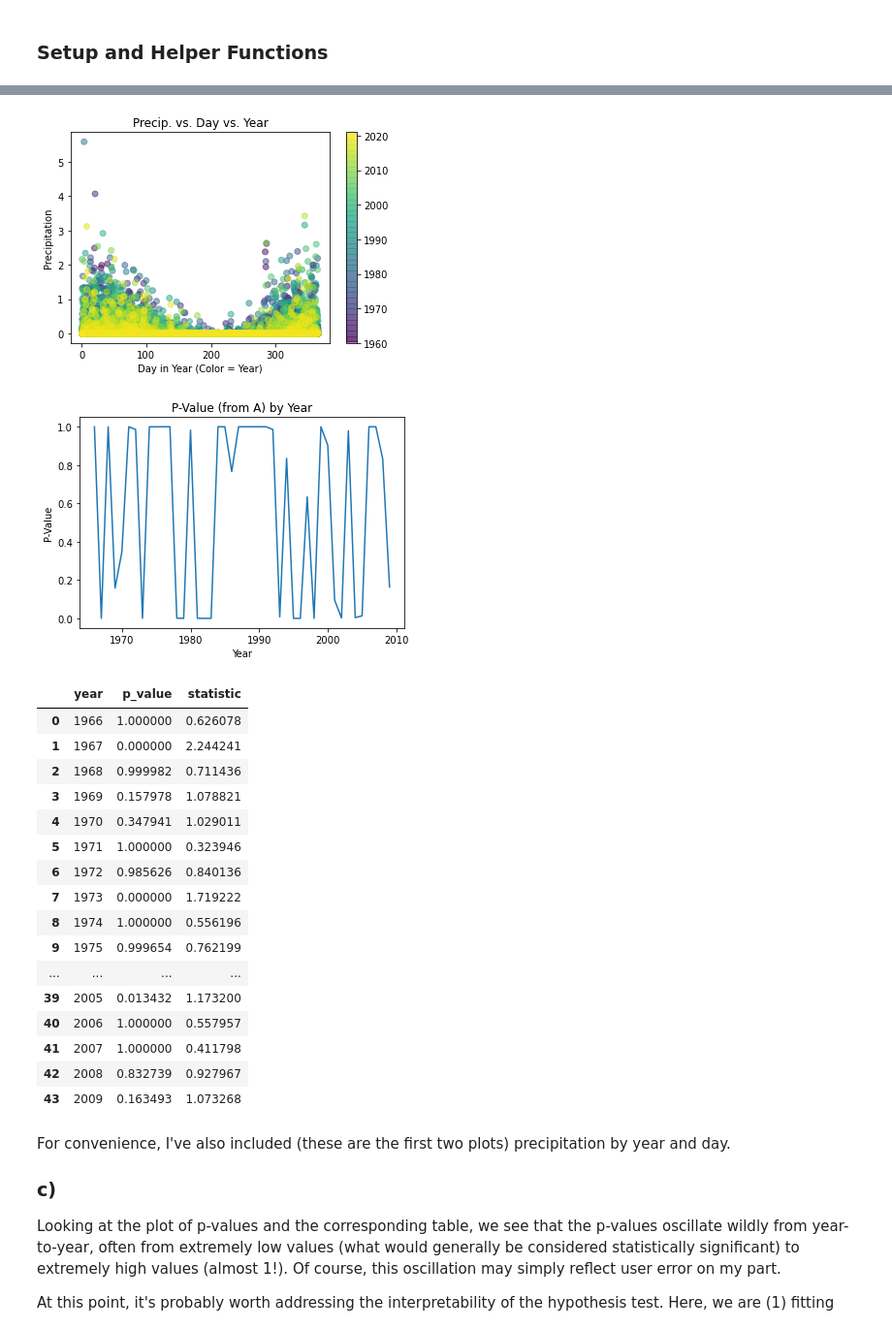
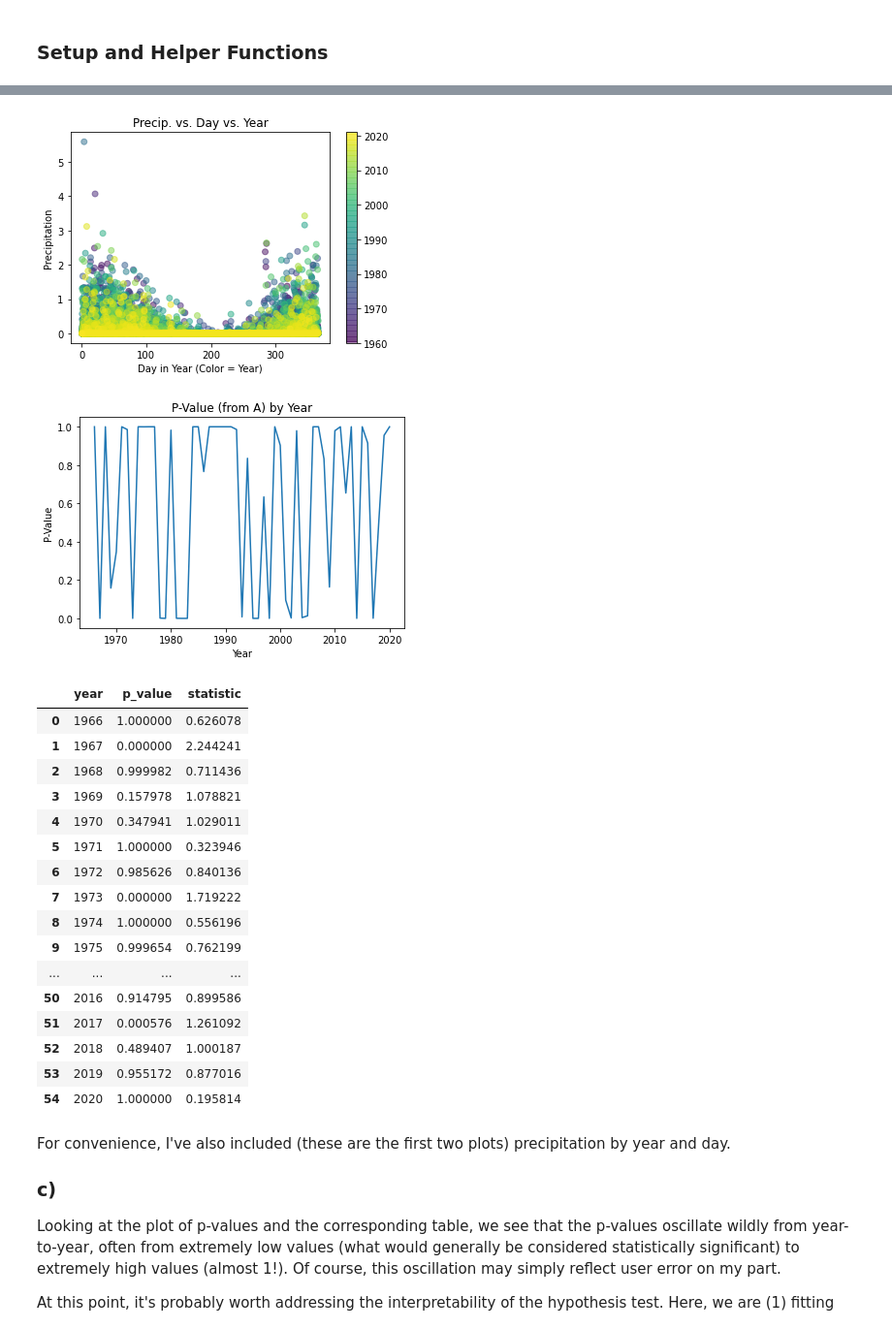
Before and after one commit to isaackleislemurphy/stanford, a Jupyter notebook: stats305A/etude_1.ipynb, the cells around one changed output, grey strips where cells are left out. Shown at 97% size. Drawn from its saved outputs; the diff is of its cells as text; code cells hidden in the pictures.

```diff
--- a/stats305A/etude_1.ipynb
+++ b/stats305A/etude_1.ipynb
@@ -141,38 +141,38 @@ def test_year(data_processed, year, **kwargs):
 data_processed = process_data(data_df)
 result = [
     (year,) + test_year(data_processed, year, test=True)
-     for year in range(1966, 2010)
+     for year in range(1966, 2021)
 ]
 
 result = pd.DataFrame(result, columns=["year", "p_value", "statistic"]).round(SIG_DIGITS)
 
 plt.plot(data_processed.precip)
 plt.xlabel("Overall Day in Dataset")
 plt.ylabel("Precipitation")
 plt.title("Precipitation Across 1960-2020")
 plt.show()
 
 # plot precipitation by year
 plt.scatter(data_processed.day, data_processed.precip, c=data_processed.year, alpha=.5)
 plt.colorbar()
 plt.title("Precip. vs. Day vs. Year")
 plt.xlabel("Day in Year (Color = Year)")
 plt.ylabel("Precipitation")
 plt.show()
 
 # plot p-values by year
 plt.plot(result.year, result.p_value)
 plt.xlabel("Year")
 plt.ylabel("P-Value")
 plt.title("P-Value (from A) by Year")
 plt.show()
 
 
 result
 # %% [output]
 [figure]
 [figure]
-[figure, old version]
+[figure, new version]
 |  | year | p_value | statistic |
 | 0 | 1966 | 1.000000 | 0.626078 |
 | 1 | 1967 | 0.000000 | 2.244241 |
@@ -185,11 +185,11 @@ result
 | 8 | 1974 | 1.000000 | 0.556196 |
 | 9 | 1975 | 0.999654 | 0.762199 |
 | ... | ... | ... | ... |
-| 39 | 2005 | 0.013432 | 1.173200 |
-| 40 | 2006 | 1.000000 | 0.557957 |
-| 41 | 2007 | 1.000000 | 0.411798 |
-| 42 | 2008 | 0.832739 | 0.927967 |
-| 43 | 2009 | 0.163493 | 1.073268 |
+| 50 | 2016 | 0.914795 | 0.899586 |
+| 51 | 2017 | 0.000576 | 1.261092 |
+| 52 | 2018 | 0.489407 | 1.000187 |
+| 53 | 2019 | 0.955172 | 0.877016 |
+| 54 | 2020 | 1.000000 | 0.195814 |
 # %% [markdown]
 For convenience, I've also included (these are the first two plots) precipitation by year and day.
 
```
Also changed, not shown: parts of 1 cell of this notebook.
